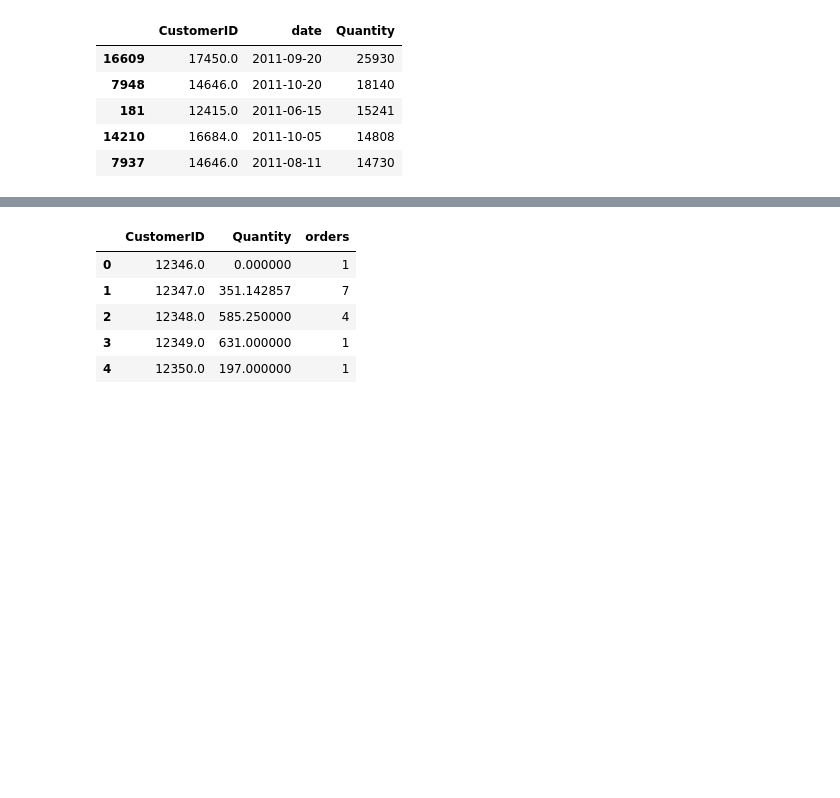
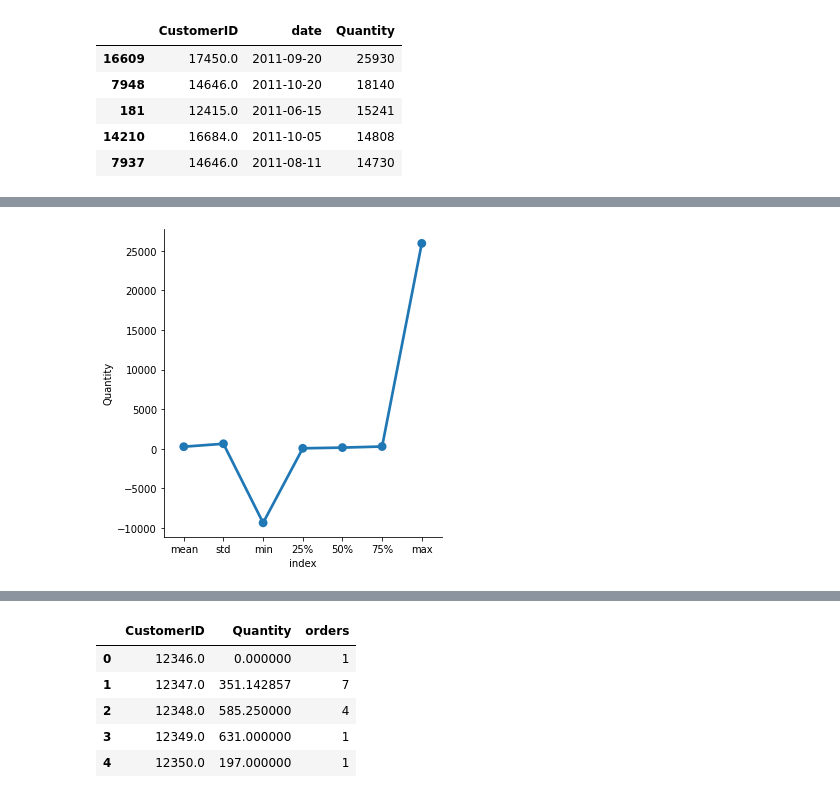
Before and after one commit to Swapnil-417/Online-Retail-Customer-Segmentation, a Jupyter notebook: Online_Retail_Customer_Segmentation_Capstone_Project.ipynb, the cells around one changed output, grey strips where cells are left out. Drawn from its saved outputs; the diff is of its cells as text; code cells hidden in the pictures; blank space fills up the shorter version.

```diff
--- a/Online_Retail_Customer_Segmentation_Capstone_Project.ipynb
+++ b/Online_Retail_Customer_Segmentation_Capstone_Project.ipynb
@@ -279,2 +293,10 @@ These are the customers who purchased maximum quantity on a single day.
+# %%
+describe_qnty_df = qtywise_ctr.describe()
+describe_qnty_df.reset_index(inplace=True)
+describe_qnty_df = describe_qnty_df[describe_qnty_df['index'] != 'count']
+sns.factorplot(x='index', y='Quantity', data=describe_qnty_df)
+plt.show()
+# %% [output]
+[figure, added]
 # %%
 # Distribution of quantity purchased by customer per order
```
Also changed, not shown: parts of 46 cells of this notebook.
